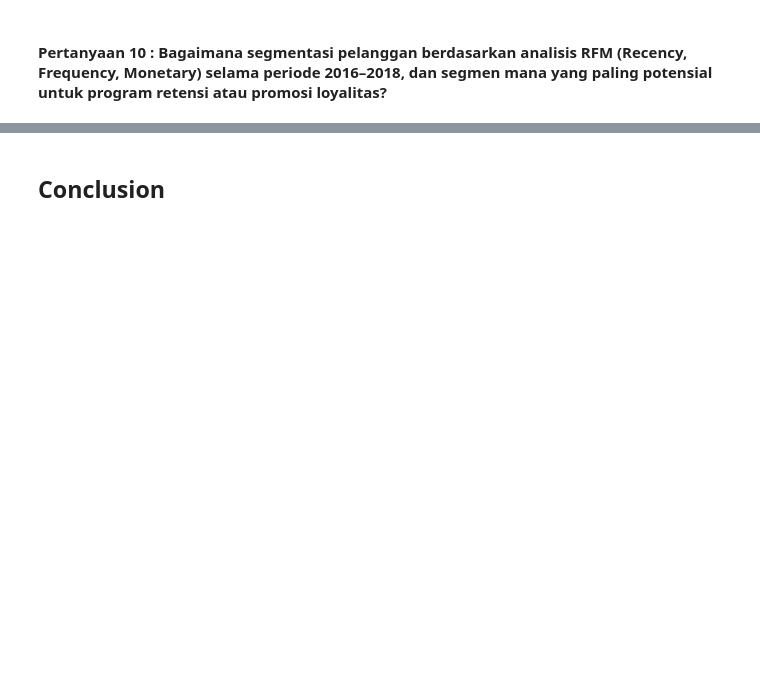
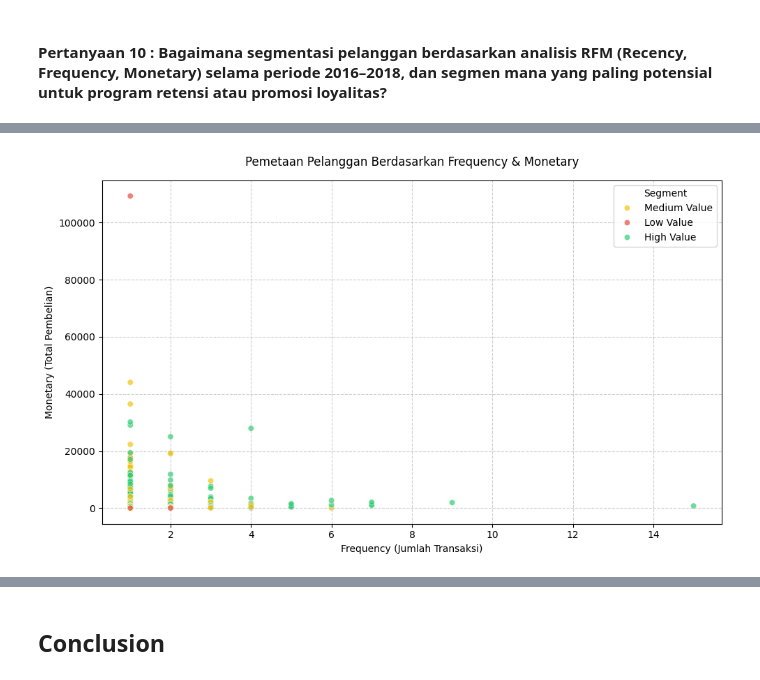
Before and after one commit to fiyandamamuri/e-commerce_public_datasets_analysis, a Jupyter notebook: notebook-copy.ipynb, the cells around one changed output, grey strips where cells are left out. Saved outputs shown, nothing was run; the diff lists cells and outputs as text; code cells hidden in the pictures; blank space fills up the shorter version.

```diff
--- a/notebook-copy.ipynb
+++ b/notebook-copy.ipynb
@@ -1382 +1387,19 @@ Passing `palette` without assigning `hue` is deprecated and will be removed in v
+# %%
+plt.figure(figsize=(10, 6))
+sns.scatterplot(
+    data=rfm,
+    x='Frequency', y='Monetary',
+    hue='Customer_Segment',
+    palette={'High Value':'#2ecc71', 'Medium Value':'#f1c40f', 'Low Value':'#e74c3c'},
+    alpha=0.7
+)
+plt.title('Pemetaan Pelanggan Berdasarkan Frequency & Monetary', pad=15)
+plt.xlabel('Frequency (Jumlah Transaksi)')
+plt.ylabel('Monetary (Total Pembelian)')
+plt.legend(title='Segment')
+plt.grid(True, linestyle='--', alpha=0.6)
+plt.tight_layout()
+plt.show()
+# %% [output]
+[figure, added]
 # %%
```
Also changed, not shown: parts of 23 cells of this notebook.
